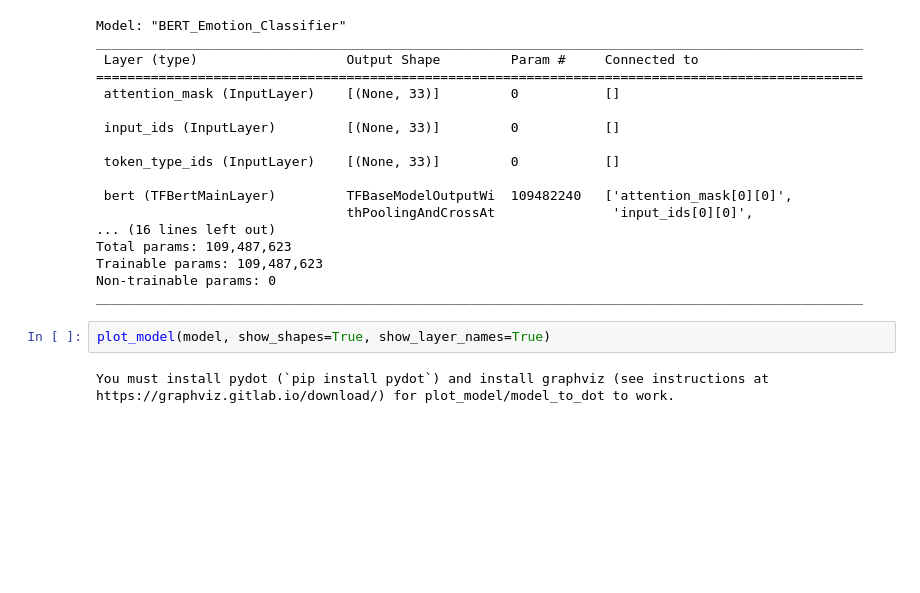
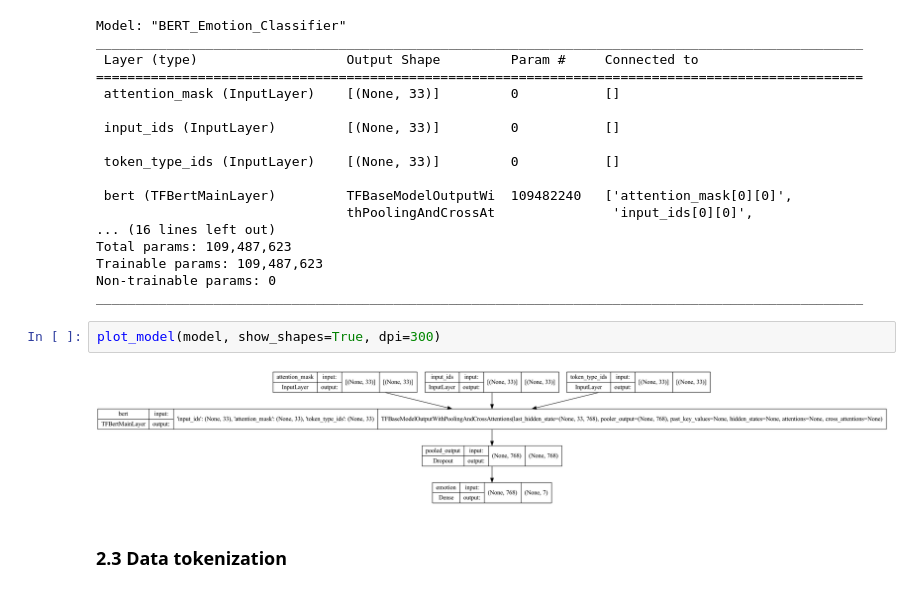
Before and after one commit to vineetver/Text2Emotion, a Jupyter notebook: Textual_emotion_detection.ipynb, the cells around one changed output. Saved outputs shown, nothing was run; the diff lists cells and outputs as text; blank space fills up the shorter version.

Commit message:
Compiled Model

```diff
--- a/Textual_emotion_detection.ipynb
+++ b/Textual_emotion_detection.ipynb
@@ -397,6 +400,8 @@ Trainable params: 109,487,623
 Non-trainable params: 0
 __________________________________________________________________________________________________
 # %%
-plot_model(model, show_shapes=True, show_layer_names=True)
+plot_model(model, show_shapes=True, dpi=300)
 # %% [output]
-You must install pydot (`pip install pydot`) and install graphviz (see instructions at https://graphviz.gitlab.io/download/) for plot_model/model_to_dot to work.
+[figure, added]
+# %% [markdown]
+### 2.3 Data tokenization
```
Also changed, not shown: parts of 8 cells of this notebook, 1 other file.
